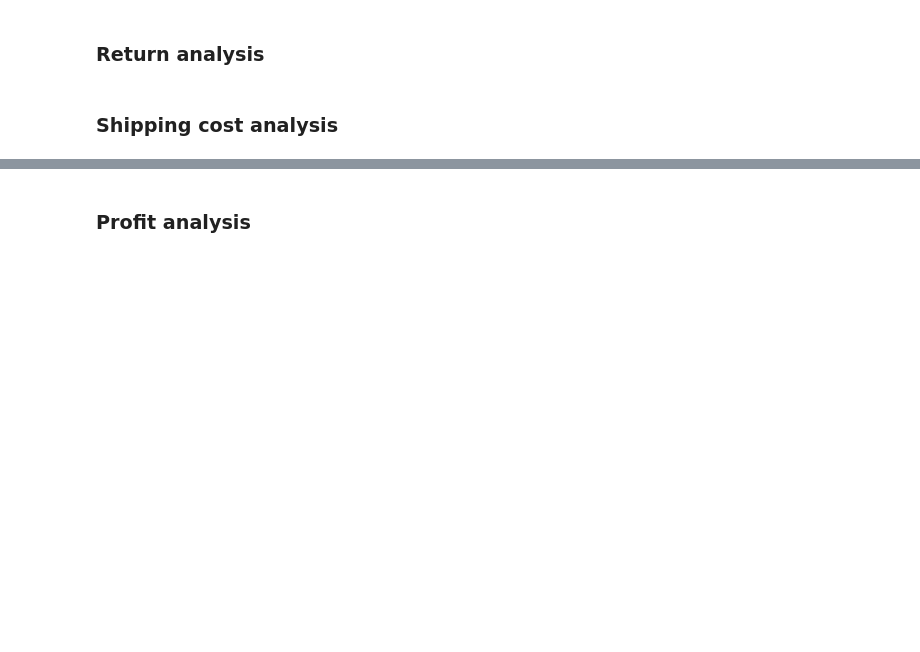
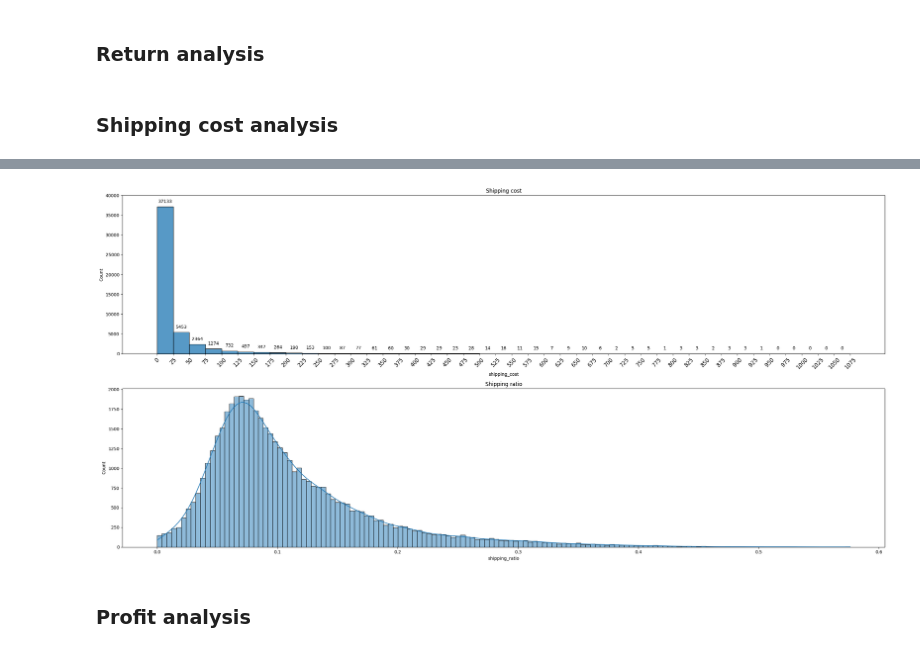
Before and after one commit to jalbastefan828/global-superstore-dashboard, a Jupyter notebook: notebooks/02_data_analysis.ipynb, the cells around one changed output, grey strips where cells are left out. Cells and saved outputs as stored; diff of their text form; code cells hidden in the pictures; blank space fills up the shorter version.

```diff
--- a/notebooks/02_data_analysis.ipynb
+++ b/notebooks/02_data_analysis.ipynb
@@ -487,3 +478,38 @@ Global shipping cost upper outlier: 56.48
+# %%
+shipping_cost_histogram_bins = np.arange(0, 1100, 25)
+shipping_cost_histogram_xlabels = [str(tick) for tick in shipping_cost_histogram_bins]
+
+shipping_cost_histogram_yticks = np.arange(0, 45000, 5000)
+shipping_cost_histogram_ylabels = [str(tick) for tick in shipping_cost_histogram_yticks]
+
+figure, axes = plt.subplots(2, 1, figsize=(25, 12))
+
+
+shipping_cost_histogram = sns.histplot(data = df, x = "shipping_cost", ax = axes[0], bins = shipping_cost_histogram_bins)
+shipping_cost_histogram.set_title(label = "Shipping cost")
+shipping_cost_histogram.set_xticks(ticks = shipping_cost_histogram_bins, labels = shipping_cost_histogram_xlabels, rotation = 45, fontsize = 12)
+shipping_cost_histogram.set_yticks(ticks = shipping_cost_histogram_yticks, labels = shipping_cost_histogram_ylabels)
+
+for patch in shipping_cost_histogram.patches:
+    height = patch.get_height()
+    width = patch.get_width()
+    y = height + 1000
+    x = patch.get_x() + (width / 2)
+
+    shipping_cost_histogram.text(
+        x = x,
+        y = y,
+        s = str(height),
+        ha = "center"
+    )
+
+shipping_ratio_histogram = sns.histplot(data = df, x = "shipping_ratio", ax = axes[1], kde = True)
+shipping_ratio_histogram.set_title(label = "Shipping ratio")
+
+figure.tight_layout()
+figure.show()
+# %% [output]
+[figure, added]
 # %% [markdown]
 ### Profit analysis
 # %%
```
Also changed, not shown: parts of 1 cell of this notebook, 1 other file.
